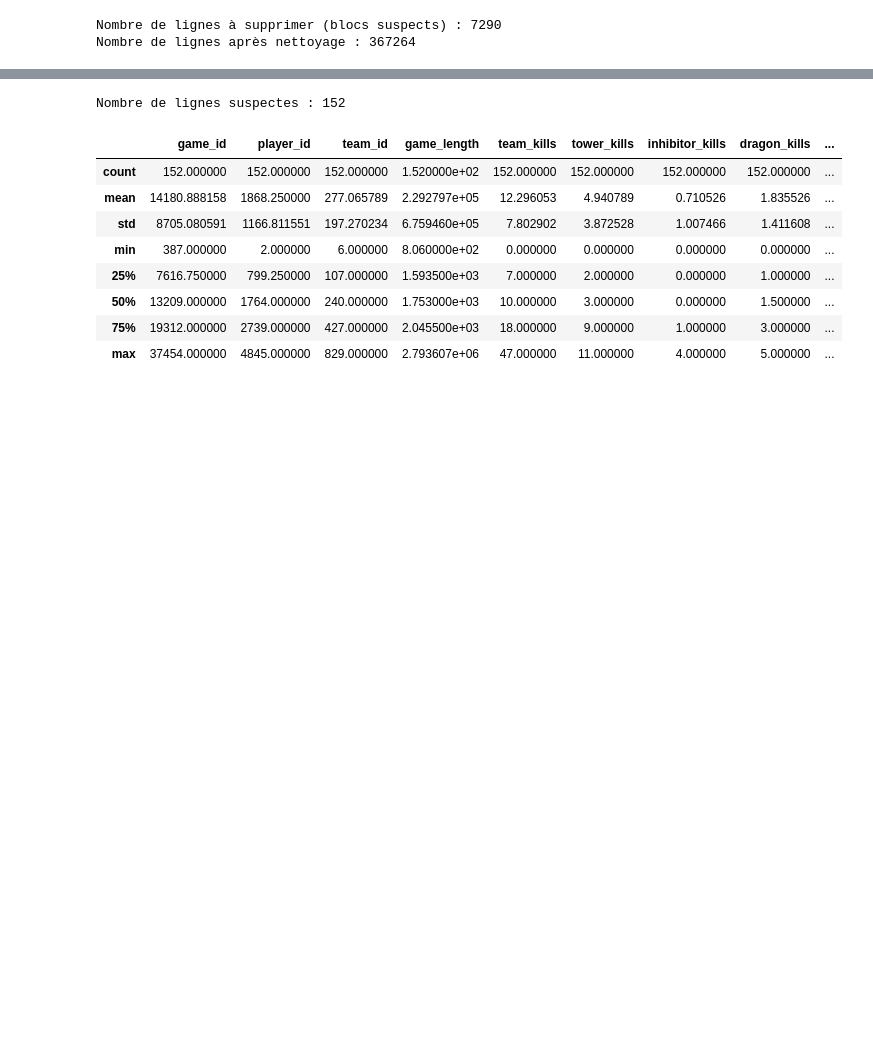
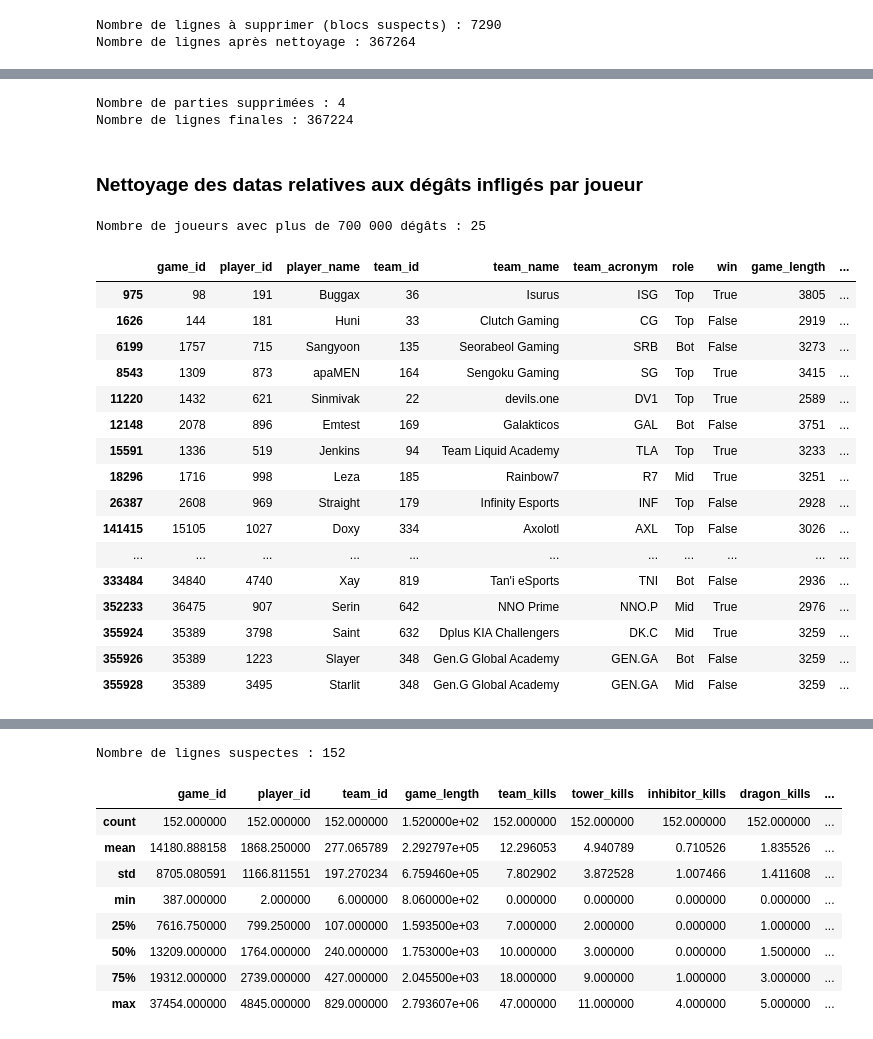
Before and after one commit to blaugrana11/ML-model_LoL, a Jupyter notebook: notebooks/model1.ipynb, the cells around one changed output, grey strips where cells are left out. Saved outputs shown, nothing was run; the diff lists cells and outputs as text; code cells hidden in the pictures; blank space fills up the shorter version.

```diff
--- a/notebooks/model1.ipynb
+++ b/notebooks/model1.ipynb
@@ -176,0 +292,8 @@ game_players_stats_data.head()
+# %%
+pd.set_option('display.max_columns', None)  # Affiche toutes les colonnes
+
+# Index des joueurs à faible niveau
+low_level_indexes = [28800, 273368, 274717, 346486]
+
+# Affichage des lignes
+full_data_length_time_cleaned.loc[low_level_indexes]
@@ -176,0 +306,46 @@ game_players_stats_data.head()
+# %%
+# Récupérer les game_id des joueurs AFK
+afk_indexes = [28800, 273368, 274717, 346486]
+afk_game_ids = full_data_length_time_cleaned.loc[afk_indexes, 'game_id'].unique()
+
+# Supprimer toutes les lignes liées à ces parties
+full_data_cleaned_no_afk = full_data_length_time_cleaned[~full_data_length_time_cleaned['game_id'].isin(afk_game_ids)].copy()
+
+# Résultat
+print(f"Nombre de parties supprimées : {len(afk_game_ids)}")
+print(f"Nombre de lignes finales : {len(full_data_cleaned_no_afk)}")
+# %% [output]
+Nombre de parties supprimées : 4
+Nombre de lignes finales : 367224
+# %% [markdown]
+### Nettoyage des datas relatives aux dégâts infligés par joueur
+# %%
+# Filtrer les joueurs avec un total_damage_dealt supérieur à 700 000
+mask_high_damage = full_data_cleaned_no_afk['total_damage_dealt'] > 700_000
+
+# Récupérer les index des lignes concernées
+high_damage_indexes = full_data_cleaned_no_afk[mask_high_damage].index.tolist()
+
+# Afficher les résultats
+print(f"Nombre de joueurs avec plus de 700 000 dégâts : {len(high_damage_indexes)}")
+
+full_data_cleaned_no_afk.loc[ high_damage_indexes]
+# %% [output]
+Nombre de joueurs avec plus de 700 000 dégâts : 25
+|  | game_id | player_id | player_name | team_id | team_name | team_acronym | role | win | game_length | ... |
+| 975 | 98 | 191 | Buggax | 36 | Isurus | ISG | Top | True | 3805 | ... |
+| 1626 | 144 | 181 | Huni | 33 | Clutch Gaming | CG | Top | False | 2919 | ... |
+| 6199 | 1757 | 715 | Sangyoon | 135 | Seorabeol Gaming | SRB | Bot | False | 3273 | ... |
+| 8543 | 1309 | 873 | apaMEN | 164 | Sengoku Gaming | SG | Top | True | 3415 | ... |
+| 11220 | 1432 | 621 | Sinmivak | 22 | devils.one | DV1 | Top | True | 2589 | ... |
+| 12148 | 2078 | 896 | Emtest | 169 | Galakticos | GAL | Bot | False | 3751 | ... |
+| 15591 | 1336 | 519 | Jenkins | 94 | Team Liquid Academy | TLA | Top | True | 3233 | ... |
+| 18296 | 1716 | 998 | Leza | 185 | Rainbow7 | R7 | Mid | True | 3251 | ... |
+| 26387 | 2608 | 969 | Straight | 179 | Infinity Esports | INF | Top | False | 2928 | ... |
+| 141415 | 15105 | 1027 | Doxy | 334 | Axolotl | AXL | Top | False | 3026 | ... |
+| ... | ... | ... | ... | ... | ... | ... | ... | ... | ... | ... |
+| 333484 | 34840 | 4740 | Xay | 819 | Tan'i eSports | TNI | Bot | False | 2936 | ... |
+| 352233 | 36475 | 907 | Serin | 642 | NNO Prime | NNO.P | Mid | True | 2976 | ... |
+| 355924 | 35389 | 3798 | Saint | 632 | Dplus KIA Challengers | DK.C | Mid | True | 3259 | ... |
+| 355926 | 35389 | 1223 | Slayer | 348 | Gen.G Global Academy | GEN.GA | Bot | False | 3259 | ... |
+| 355928 | 35389 | 3495 | Starlit | 348 | Gen.G Global Academy | GEN.GA | Mid | False | 3259 | ... |
```
Also changed, not shown: parts of 29 cells of this notebook.
